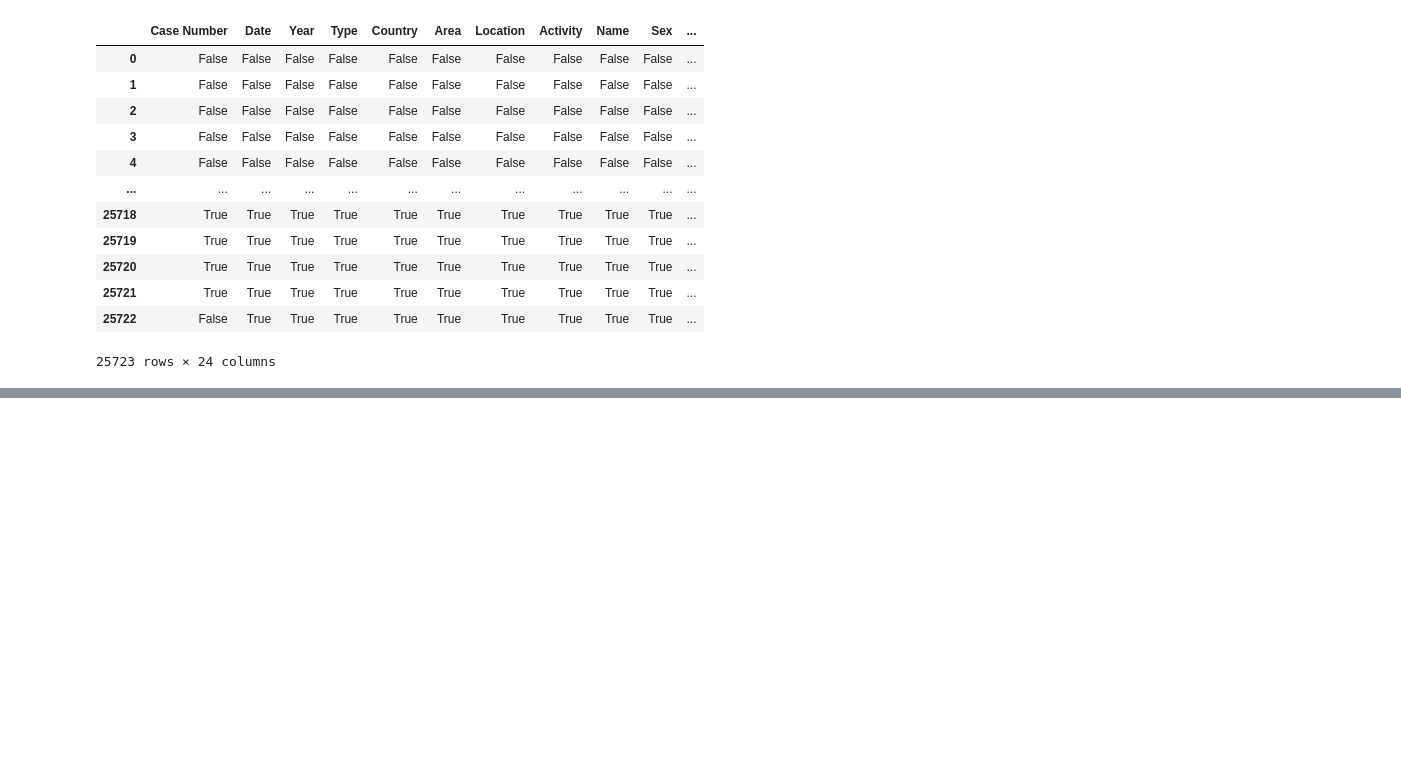
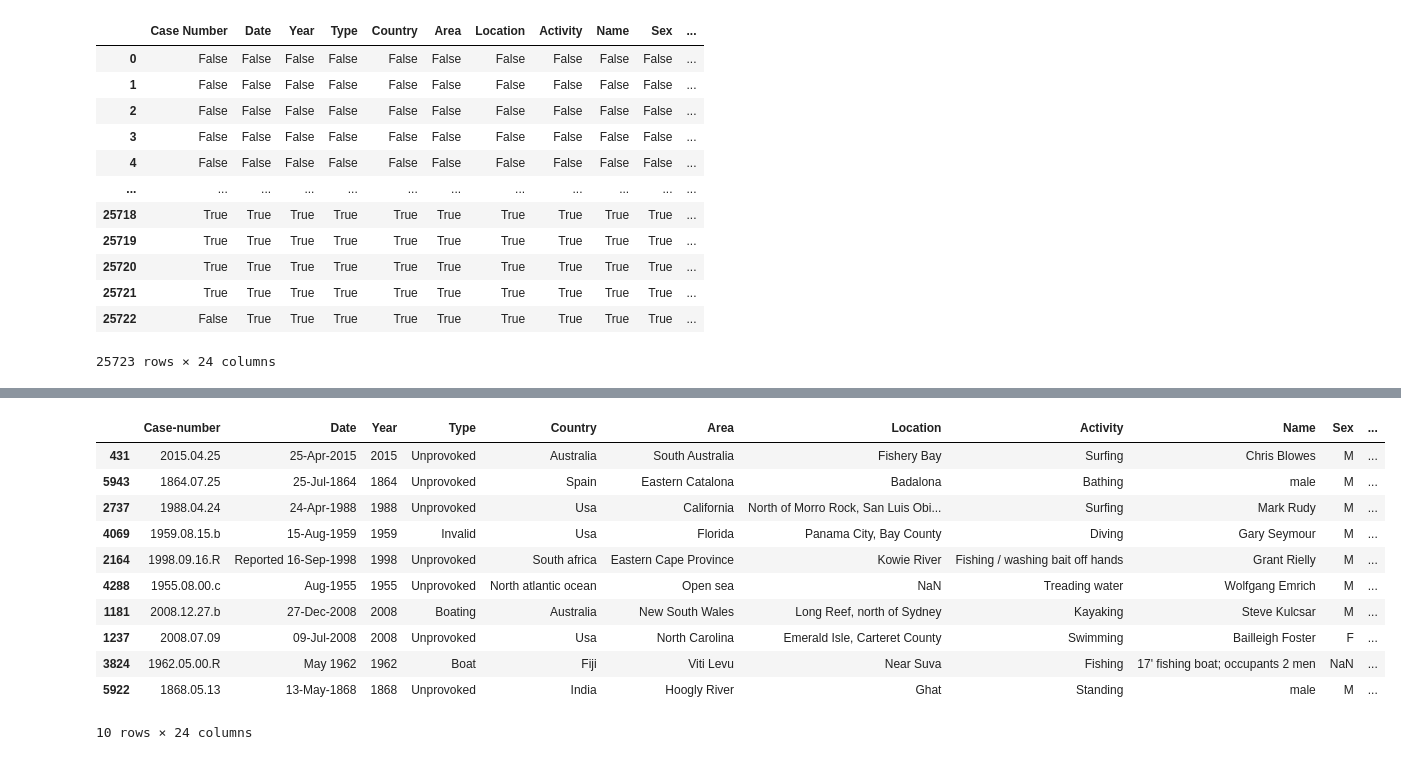
Before and after one commit to danidimarti/project1-csv_analysis, a Jupyter notebook: cleaning.ipynb, the cells around one changed output, grey strips where cells are left out. Cells and saved outputs as stored; diff of their text form; code cells hidden in the pictures; blank space fills up the shorter version.

```diff
--- a/cleaning.ipynb
+++ b/cleaning.ipynb
@@ -172,0 +153,2 @@ except ValueError:
+# %%
+df['Year'] = df['Year'].astype(str)
@@ -172,0 +170,4 @@ except ValueError:
+# %%
+df['Year'] = df['Year'].map(lambda x: x.rstrip('.0'))
+# %%
+df["Year"] = df['Year'].apply(lambda x: "" if len(x) != 4 else x)
@@ -172,0 +199,15 @@ except ValueError:
+# %%
+df.sample(10)
+# %% [output]
+|  | Case-number | Date | Year | Type | Country | Area | Location | Activity | Name | Sex | ... |
+| 431 | 2015.04.25 | 25-Apr-2015 | 2015 | Unprovoked | Australia | South Australia | Fishery Bay | Surfing | Chris Blowes | M | ... |
+| 5943 | 1864.07.25 | 25-Jul-1864 | 1864 | Unprovoked | Spain | Eastern Catalona | Badalona | Bathing | male | M | ... |
+| 2737 | 1988.04.24 | 24-Apr-1988 | 1988 | Unprovoked | Usa | California | North of Morro Rock, San Luis Obi... | Surfing | Mark Rudy | M | ... |
+| 4069 | 1959.08.15.b | 15-Aug-1959 | 1959 | Invalid | Usa | Florida | Panama City, Bay County | Diving | Gary Seymour | M | ... |
+| 2164 | 1998.09.16.R | Reported 16-Sep-1998 | 1998 | Unprovoked | South africa | Eastern Cape Province | Kowie River | Fishing / washing bait off hands | Grant Rielly | M | ... |
+| 4288 | 1955.08.00.c | Aug-1955 | 1955 | Unprovoked | North atlantic ocean | Open sea | NaN | Treading water | Wolfgang Emrich | M | ... |
+| 1181 | 2008.12.27.b | 27-Dec-2008 | 2008 | Boating | Australia | New South Wales | Long Reef, north of Sydney | Kayaking | Steve Kulcsar | M | ... |
+| 1237 | 2008.07.09 | 09-Jul-2008 | 2008 | Unprovoked | Usa | North Carolina | Emerald Isle, Carteret County | Swimming | Bailleigh Foster | F | ... |
+| 3824 | 1962.05.00.R | May 1962 | 1962 | Boat | Fiji | Viti Levu | Near Suva | Fishing | 17' fishing boat; occupants 2 men | NaN | ... |
+| 5922 | 1868.05.13 | 13-May-1868 | 1868 | Unprovoked | India | Hoogly River | Ghat | Standing | male | M | ... |
+10 rows × 24 columns
```
Also changed, not shown: parts of 28 cells of this notebook, 2 other files.
